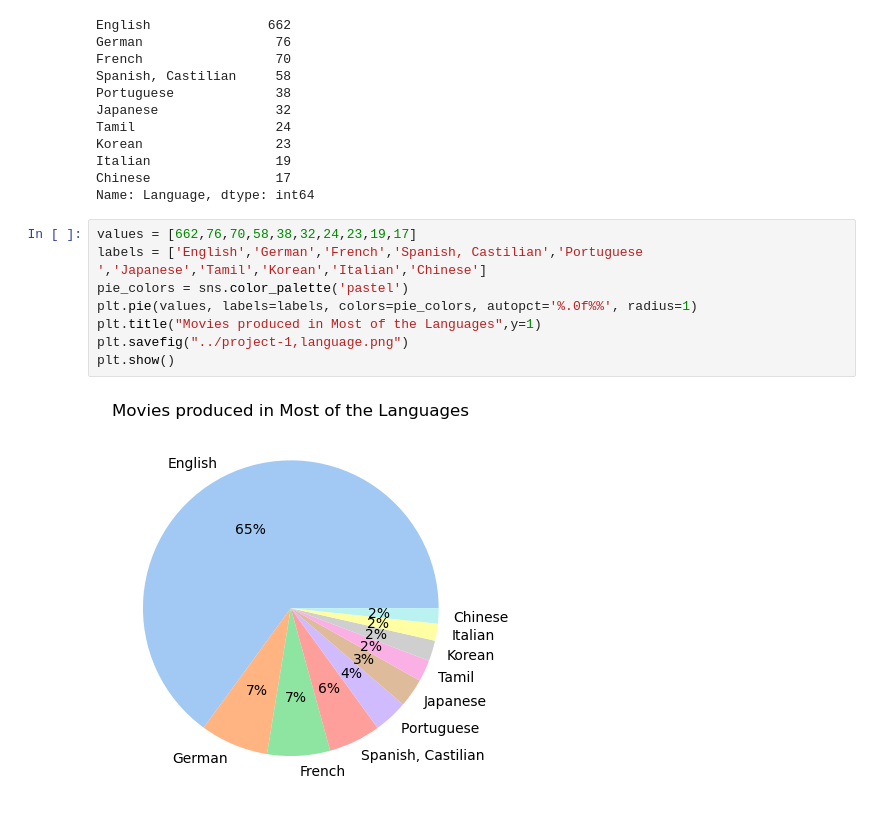
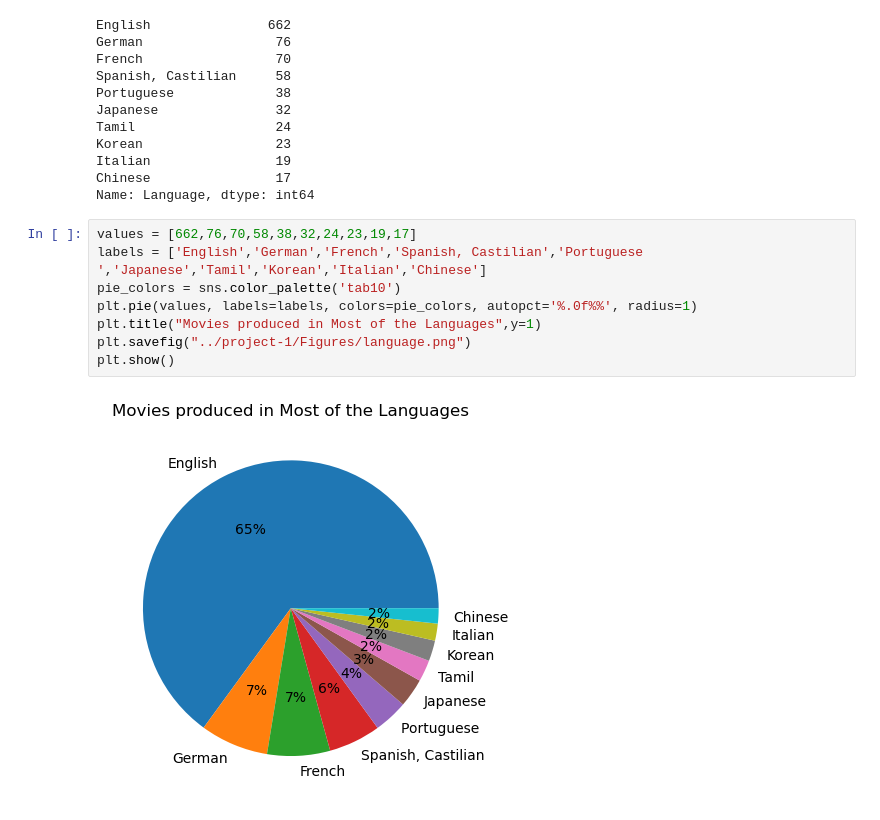
Before and after one commit to Deepika0Mehantigiri/Project-1, a Jupyter notebook: Deepika_code.ipynb, the cells around one changed output. Saved outputs shown, nothing was run; the diff lists cells and outputs as text.

```diff
--- a/Deepika_code.ipynb
+++ b/Deepika_code.ipynb
@@ -125,10 +295,10 @@ Name: Language, dtype: int64
 # %%
 values = [662,76,70,58,38,32,24,23,19,17]
 labels = ['English','German','French','Spanish, Castilian','Portuguese ','Japanese','Tamil','Korean','Italian','Chinese']
-pie_colors = sns.color_palette('pastel')
+pie_colors = sns.color_palette('tab10')
 plt.pie(values, labels=labels, colors=pie_colors, autopct='%.0f%%', radius=1)
 plt.title("Movies produced in Most of the Languages",y=1)
-plt.savefig("../project-1,language.png")
+plt.savefig("../project-1/Figures/language.png")
 plt.show()
 # %% [output]
-[figure, old version]
+[figure, new version]
```
Also changed, not shown: parts of 33 cells of this notebook, 31 other files.
